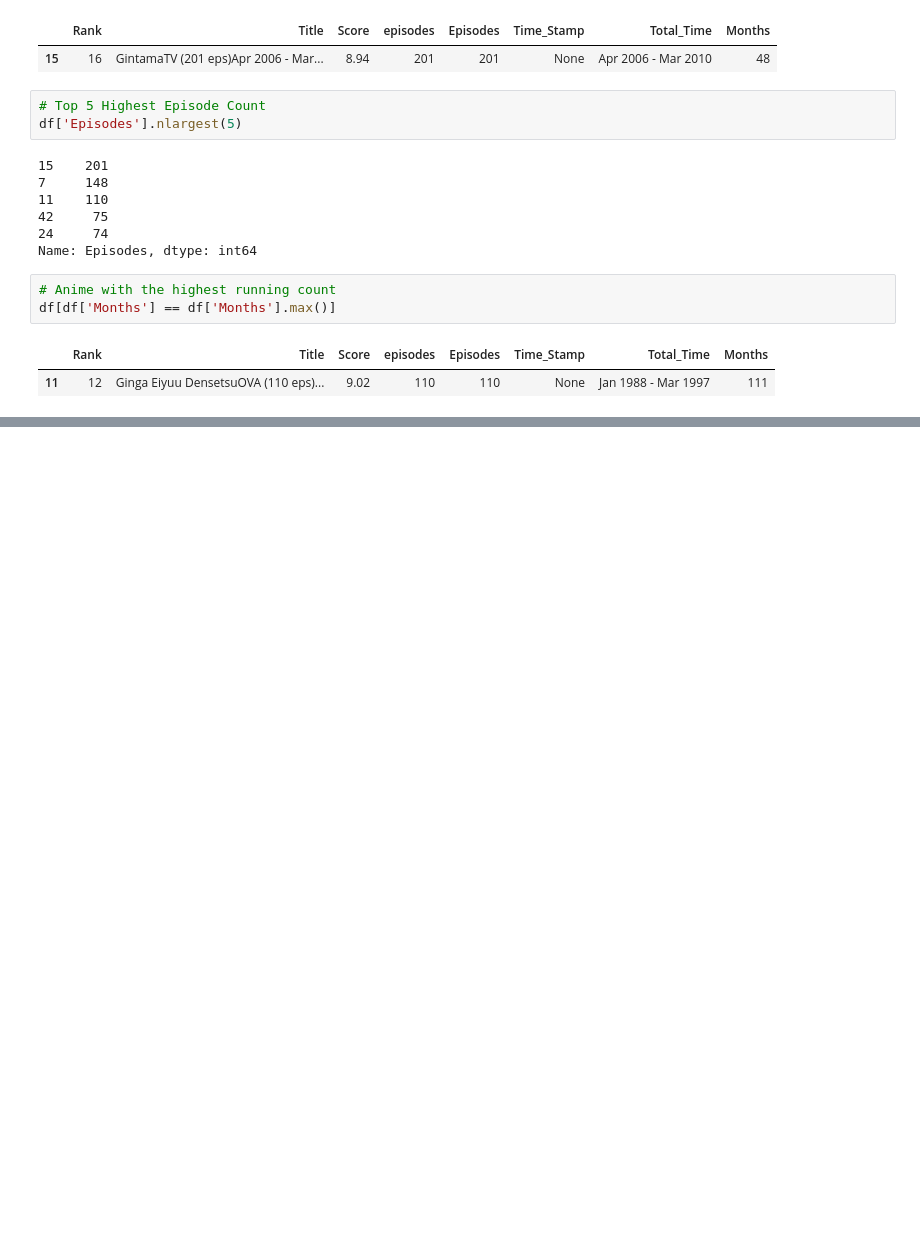
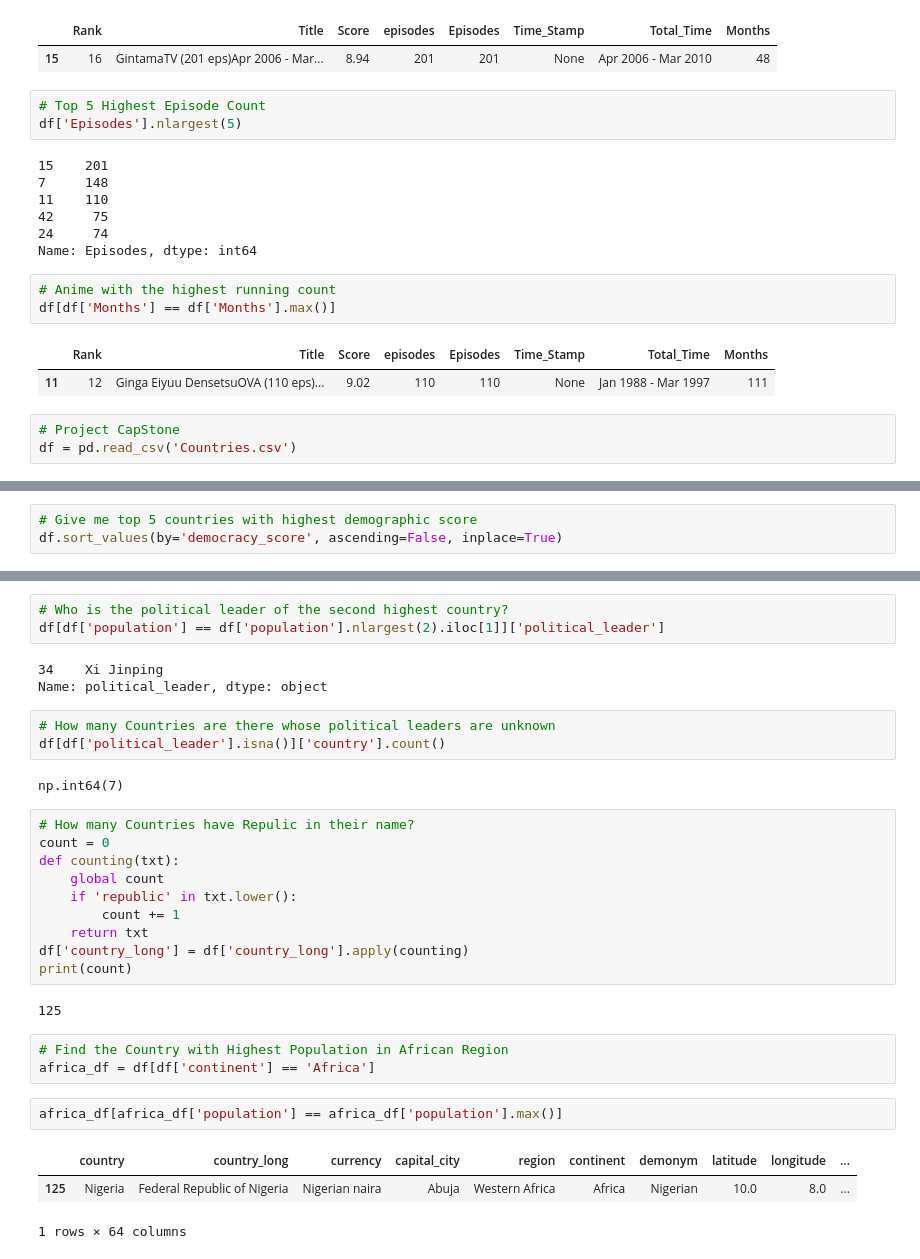
Before and after one commit to sumeetkolekarr/Learn-Python-Libraries, a Jupyter notebook: Pandas/Untitled.ipynb, the cells around one changed output, grey strips where cells are left out. Cells and saved outputs as stored; diff of their text form; blank space fills up the shorter version.

```diff
--- a/Pandas/Untitled.ipynb
+++ b/Pandas/Untitled.ipynb
@@ -737,3 +737,6 @@ df[df['Months'] == df['Months'].max()]
 # %% [output]
 |  | Rank | Title | Score | episodes | Episodes | Time_Stamp | Total_Time | Months |
 | 11 | 12 | Ginga Eiyuu DensetsuOVA (110 eps)... | 9.02 | 110 | 110 | None | Jan 1988 - Mar 1997 | 111 |
+# %%
+# Project CapStone
+df = pd.read_csv('Countries.csv')
@@ -739,0 +811,3 @@ df[df['Months'] == df['Months'].max()]
+# %%
+# Give me top 5 countries with highest demographic score
+df.sort_values(by='democracy_score', ascending=False, inplace=True)
@@ -739,0 +867,32 @@ df[df['Months'] == df['Months'].max()]
+# %%
+# Who is the political leader of the second highest country?
+df[df['population'] == df['population'].nlargest(2).iloc[1]]['political_leader']
+# %% [output]
+34    Xi Jinping
+Name: political_leader, dtype: object
+# %%
+# How many Countries are there whose political leaders are unknown
+df[df['political_leader'].isna()]['country'].count()
+# %% [output]
+np.int64(7)
+# %%
+# How many Countries have Repulic in their name?
+count = 0
+def counting(txt):
+    global count
+    if 'republic' in txt.lower():
+        count += 1
+    return txt
+df['country_long'] = df['country_long'].apply(counting)
+print(count)
+# %% [output]
+125
+# %%
+# Find the Country with Highest Population in African Region
+africa_df = df[df['continent'] == 'Africa']
+# %%
+africa_df[africa_df['population'] == africa_df['population'].max()]
+# %% [output]
+|  | country | country_long | currency | capital_city | region | continent | demonym | latitude | longitude | ... |
+| 125 | Nigeria | Federal Republic of Nigeria | Nigerian naira | Abuja | Western Africa | Africa | Nigerian | 10.0 | 8.0 | ... |
+1 rows × 64 columns
```
Also changed, not shown: parts of 12 cells of this notebook, 1 other file.
